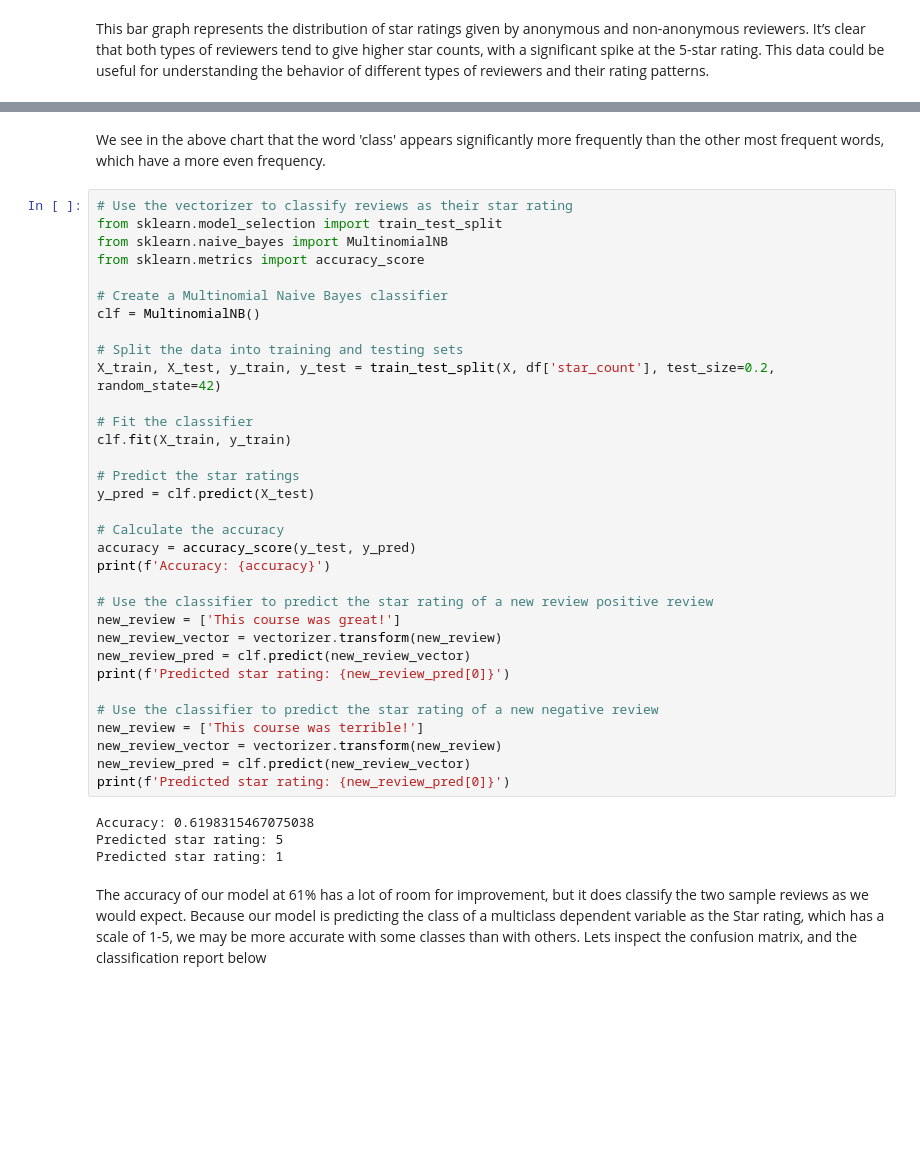
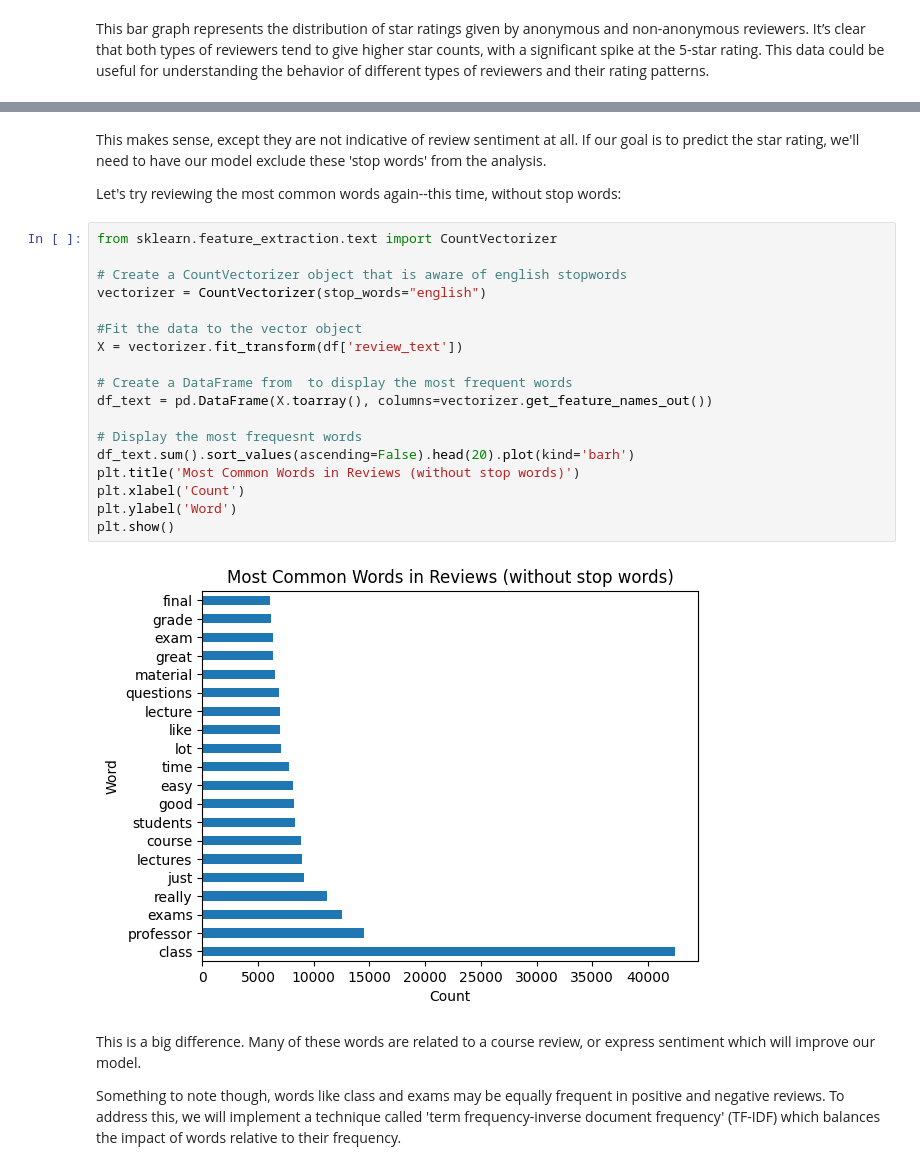
Before and after one commit to ShreenidhiAyinala/Planetterp-Course-Review-Data-Exploration-NLP-Methods, a Jupyter notebook: CMSC320 Final Project Checkpoint3.ipynb, the cells around one changed output, grey strips where cells are left out. Drawn from its saved outputs; the diff is of its cells as text; blank space fills up the shorter version.

```diff
--- a/CMSC320 Final Project Checkpoint3.ipynb
+++ b/CMSC320 Final Project Checkpoint3.ipynb
@@ -565,42 +674,28 @@ plt.show()
+# %% [markdown]
+This makes sense, except they are not indicative of review sentiment at all. If our goal is to predict the star rating, we'll need to have our model exclude these 'stop words' from the analysis.
+
+Let's try reviewing the most common words again--this time, without stop words:
+# %%
+from sklearn.feature_extraction.text import CountVectorizer
+
+# Create a CountVectorizer object that is aware of english stopwords
+vectorizer = CountVectorizer(stop_words="english")
+
+#Fit the data to the vector object
+X = vectorizer.fit_transform(df['review_text'])
+
+# Create a DataFrame from  to display the most frequent words
+df_text = pd.DataFrame(X.toarray(), columns=vectorizer.get_feature_names_out())
+
+# Display the most frequesnt words
+df_text.sum().sort_values(ascending=False).head(20).plot(kind='barh')
+plt.title('Most Common Words in Reviews (without stop words)')
+plt.xlabel('Count')
+plt.ylabel('Word')
+plt.show()
+# %% [output]
+[figure, added]
 # %% [markdown]
-We see in the above chart that the word 'class' appears significantly more frequently than the other most frequent words, which have a more even frequency.
+This is a big difference. Many of these words are related to a course review, or express sentiment which will improve our model.
+
+Something to note though, words like class and exams may be equally frequent in positive and negative reviews. To address this, we will implement a technique called 'term frequency-inverse document frequency' (TF-IDF) which balances the impact of words relative to their frequency.
-# %%
-# Use the vectorizer to classify reviews as their star rating
-from sklearn.model_selection import train_test_split
-from sklearn.naive_bayes import MultinomialNB
-from sklearn.metrics import accuracy_score
-
-# Create a Multinomial Naive Bayes classifier
-clf = MultinomialNB()
-
-# Split the data into training and testing sets
-X_train, X_test, y_train, y_test = train_test_split(X, df['star_count'], test_size=0.2, random_state=42)
-
-# Fit the classifier
-clf.fit(X_train, y_train)
-
-# Predict the star ratings
-y_pred = clf.predict(X_test)
-
-# Calculate the accuracy
-accuracy = accuracy_score(y_test, y_pred)
-print(f'Accuracy: {accuracy}')
-
-# Use the classifier to predict the star rating of a new review positive review
-new_review = ['This course was great!']
-new_review_vector = vectorizer.transform(new_review)
-new_review_pred = clf.predict(new_review_vector)
-print(f'Predicted star rating: {new_review_pred[0]}')
-
-# Use the classifier to predict the star rating of a new negative review
-new_review = ['This course was terrible!']
-new_review_vector = vectorizer.transform(new_review)
-new_review_pred = clf.predict(new_review_vector)
-print(f'Predicted star rating: {new_review_pred[0]}')
-# %% [output]
-Accuracy: 0.6198315467075038
-Predicted star rating: 5
-Predicted star rating: 1
-# %% [markdown]
-The accuracy of our model at 61% has a lot of room for improvement, but it does classify the two sample reviews as we would expect.
-Because our model is predicting the class of a multiclass dependent variable as the Star rating, which has a scale of 1-5, we may be more accurate with some classes than with others. Lets inspect the confusion matrix, and the classification report below
```
Also changed, not shown: parts of 18 cells of this notebook.
